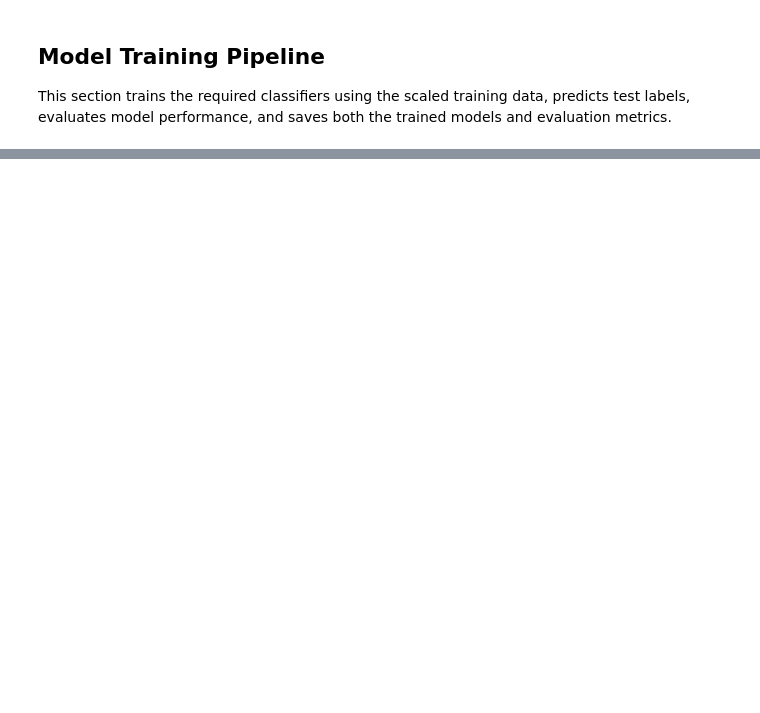
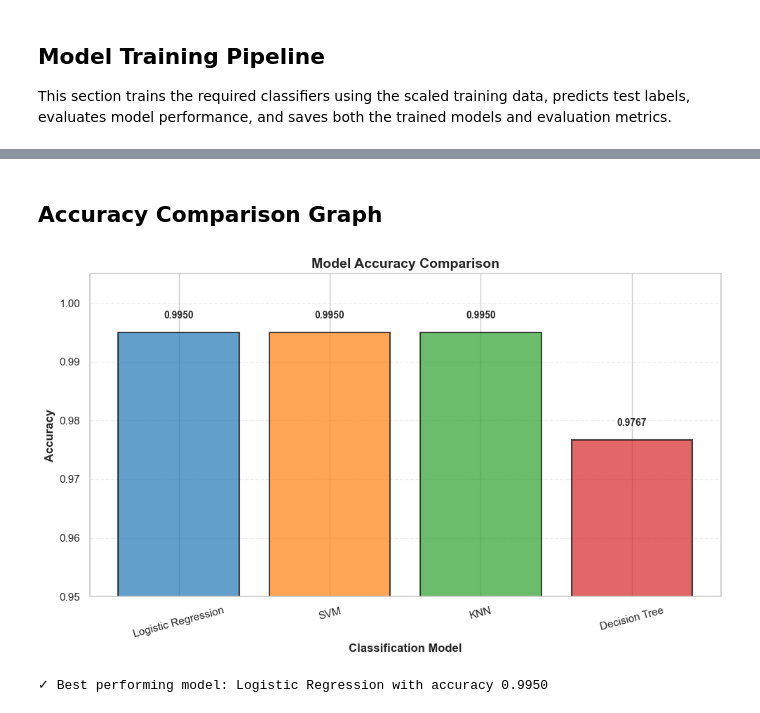
Before and after one commit to PRIYANSHUKUMAWAT1906/PRML_course_project-, a Jupyter notebook: main.ipynb, the cells around one changed output, grey strips where cells are left out. Saved outputs shown, nothing was run; the diff lists cells and outputs as text; code cells hidden in the pictures; blank space fills up the shorter version.

```diff
--- a/main.ipynb
+++ b/main.ipynb
@@ -753,0 +714,17 @@ Saved models to: results
+# %%
+# Create model comparison dataframe
+comparison_data = []
+for model_name, model_metrics in metrics.items():
+    comparison_data.append({
+        'Model': model_name,
+        'Accuracy': model_metrics['accuracy'],
+        'Precision': model_metrics['precision'],
+        'Recall': model_metrics['recall'],
+        'F1-Score': model_metrics['f1_score']
+    })
+
+comparison_df = pd.DataFrame(comparison_data)
+print("\n" + "="*80)
+print("MODEL PERFORMANCE COMPARISON TABLE")
+print("="*80)
+display(comparison_df.round(4))
@@ -753,0 +751,34 @@ Saved models to: results
+# %% [markdown]
+## Accuracy Comparison Graph
+# %%
+# Plot accuracy comparison
+plt.figure(figsize=(10, 6))
+models_list = list(comparison_df['Model'])
+accuracies = list(comparison_df['Accuracy'])
+colors_bar = ['#1f77b4', '#ff7f0e', '#2ca02c', '#d62728']
+
+bars = plt.bar(models_list, accuracies, color=colors_bar, alpha=0.7, edgecolor='black', linewidth=1.5)
+
+# Add value labels on bars
+for bar, acc in zip(bars, accuracies):
+    plt.text(bar.get_x() + bar.get_width()/2, bar.get_height() + 0.002,
+             f'{acc:.4f}', ha='center', va='bottom', fontweight='bold', fontsize=10)
+
+plt.ylabel('Accuracy', fontsize=12, fontweight='bold')
+plt.xlabel('Classification Model', fontsize=12, fontweight='bold')
+plt.title('Model Accuracy Comparison', fontsize=14, fontweight='bold')
+plt.ylim([0.95, 1.005])
+plt.grid(axis='y', linestyle='--', alpha=0.3)
+plt.xticks(rotation=15)
+plt.tight_layout()
+plt.show()
+
+# Find best model by accuracy
+best_model_idx = comparison_df['Accuracy'].idxmax()
+best_model_name = comparison_df.loc[best_model_idx, 'Model']
+best_accuracy = comparison_df.loc[best_model_idx, 'Accuracy']
+
+print(f"\n✓ Best performing model: {best_model_name} with accuracy {best_accuracy:.4f}")
+# %% [output]
+[figure, added]
+✓ Best performing model: Logistic Regression with accuracy 0.9950
```
Also changed, not shown: parts of 31 cells of this notebook, 20 other files.
